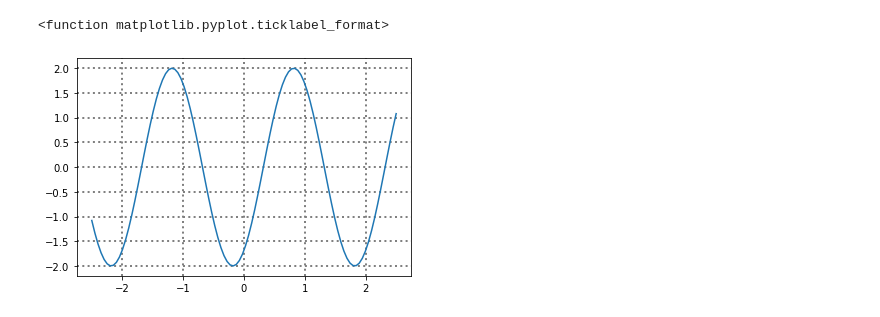
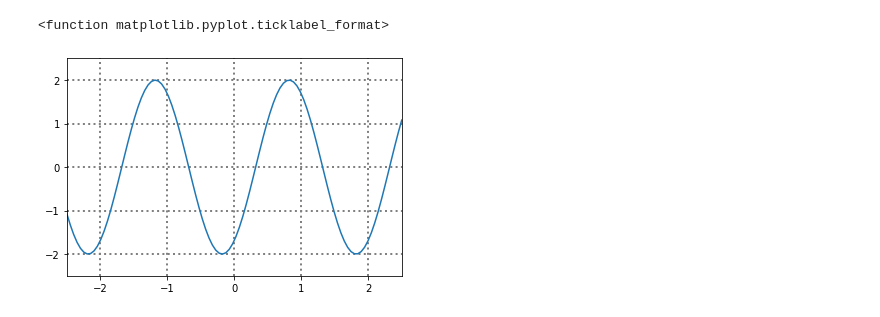
Before and after one commit to ja754969/Publicly-Archived-Datasets, a Jupyter notebook: Python_code/sinusoidal_wave.ipynb, the cells around one changed output. Cells and saved outputs as stored; diff of their text form; code cells hidden in the pictures.

```diff
--- a/Python_code/sinusoidal_wave.ipynb
+++ b/Python_code/sinusoidal_wave.ipynb
@@ -7,23 +7,24 @@ https://en.m.wikipedia.org/wiki/Sine_wave
 # %%
 %matplotlib inline
 import os
 import numpy as np
 import matplotlib.pyplot as plt
 
 x = np.linspace(-2.5,2.5,100) # measured in meters
 x.shape
 Amp = 2 # Amplitude, the peak deviation of the function from zero.
 f = 0.5   # f, ordinary frequency, the number of oscillations (cycles) that occur each second of time.
 omega = 2*np.pi*f   # ω = 2πf, angular frequency, the rate of change of the function argument in units of radians per second
 
 φ = 1 #  phase angle (φ), specifies (in radians) where in its cycle the oscillation is at t = 0.
 # When φ is non-zero, the entire waveform appears to be shifted in time by the amount φ/ω seconds.
 # A negative value represents a delay, and a positive value represents an advance.
 y = Amp*np.sin(omega*x-φ) # Angle, in radians (2π rad equals 360 degrees)
 
 plt.plot(x,y)
 plt.grid(color='gray', linestyle=':', linewidth=2)
+plt.axis([-2.5, 2.5, -2.5, 2.5])
 plt.ticklabel_format
 # %% [output]
 <function matplotlib.pyplot.ticklabel_format>
-[figure, old version]
+[figure, new version]
```
